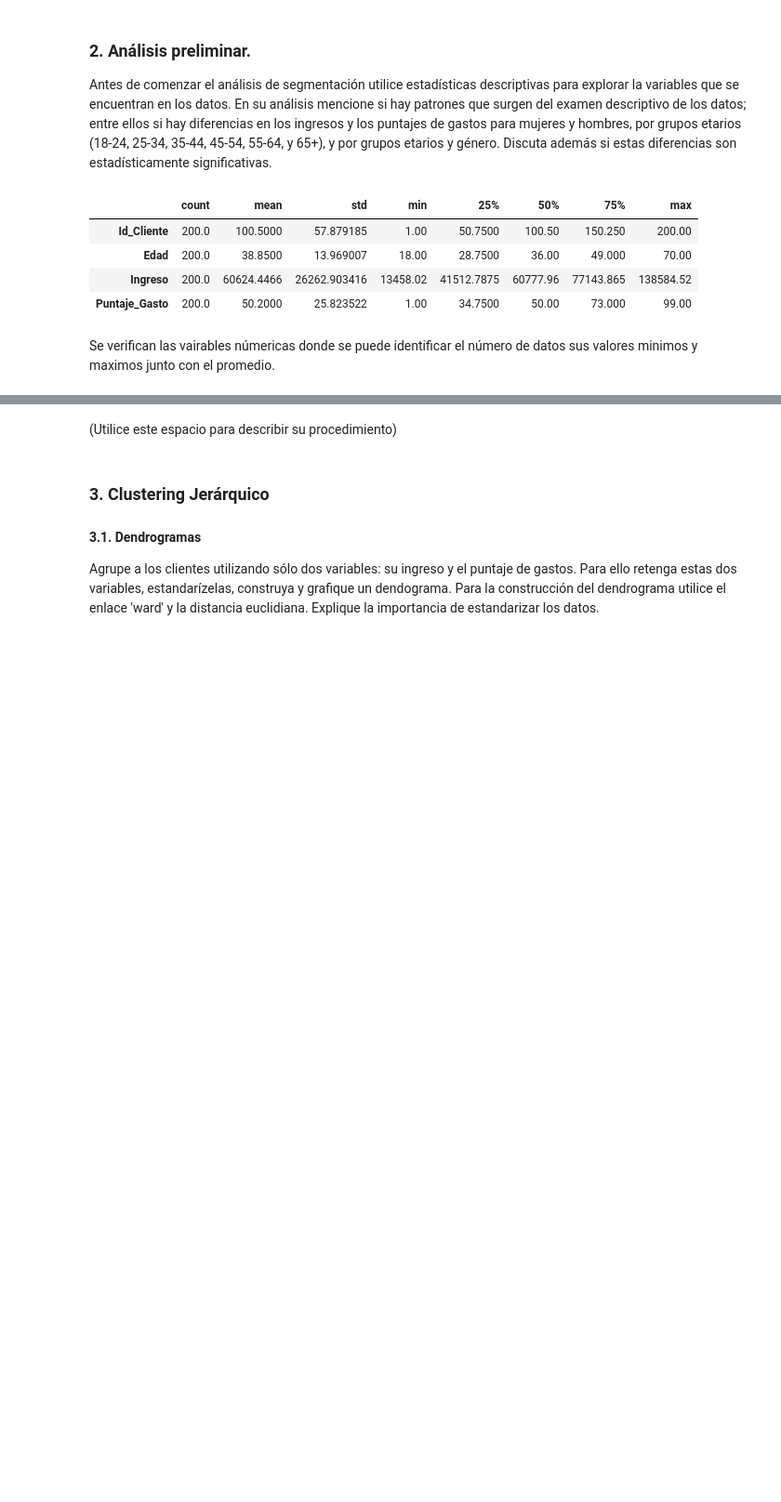
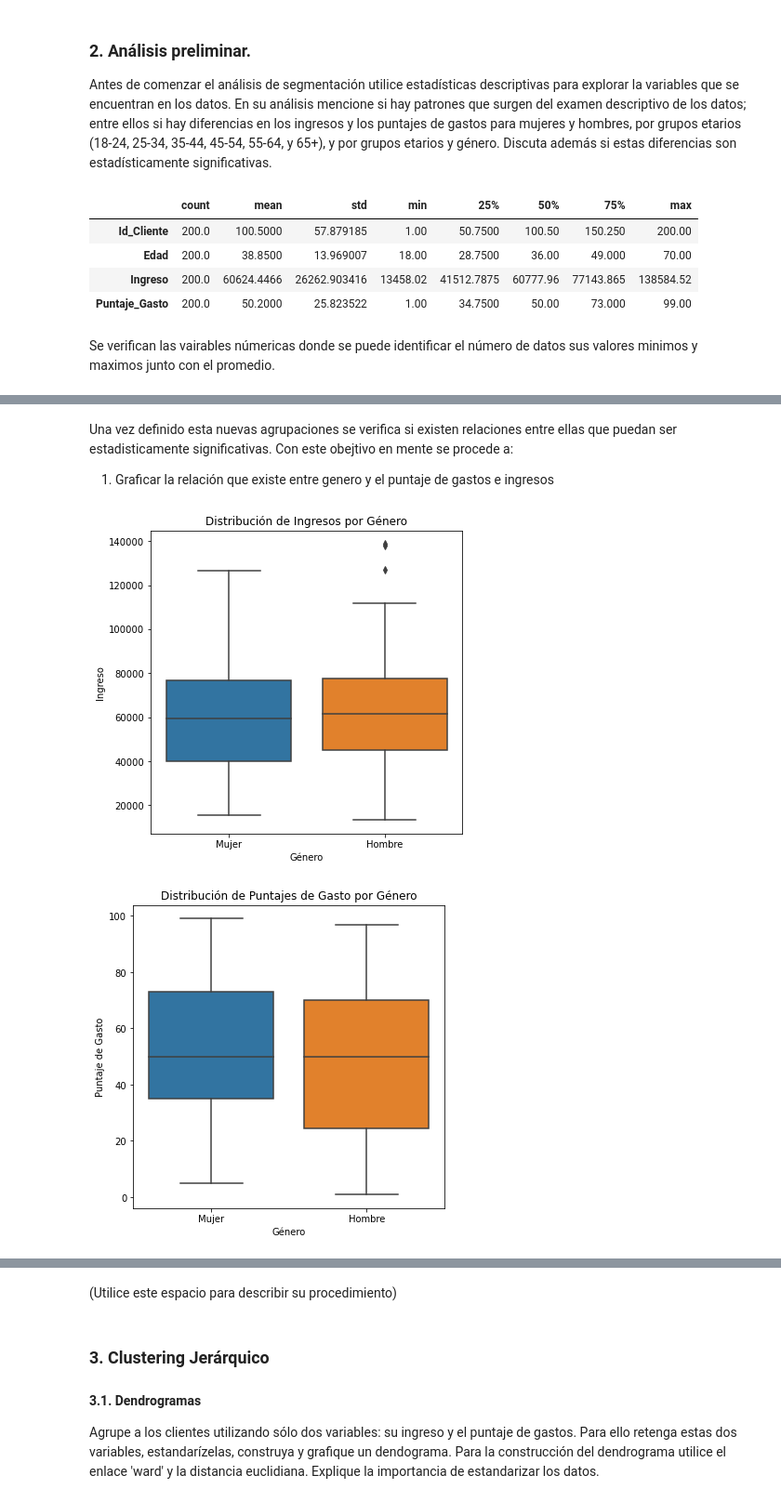
Before and after one commit to jddiaze/AprendizajeNoSupervisado, a Jupyter notebook: Semana4/S4_LC_Taller_Jerarquico_DBSCAN.ipynb, the cells around one changed output, grey strips where cells are left out. Shown at 93% size. Cells and saved outputs as stored; diff of their text form; code cells hidden in the pictures; blank space fills up the shorter version.

```diff
--- a/Semana4/S4_LC_Taller_Jerarquico_DBSCAN.ipynb
+++ b/Semana4/S4_LC_Taller_Jerarquico_DBSCAN.ipynb
@@ -63,0 +88,11 @@ Se verifican las vairables númericas donde se puede identificar el número de d
+# %%
+# Se definen los límites inferiores de cada grupo etario
+bins = [18, 25, 35, 45, 55, 65, float('inf')]
+
+# Se definen las etiquetas para cada grupo
+labels = ['18-24', '25-34', '35-44', '45-54', '55-64', '65+']
+
+# Utiliza la función cut para crear una nueva columna 'Grupo_Etario'
+df['Grupo_Etario'] = pd.cut(df['Edad'], bins=bins, labels=labels, right=False)
+
+df.head()
@@ -63,0 +106,23 @@ Se verifican las vairables númericas donde se puede identificar el número de d
+# %% [markdown]
+Una vez definido esta nuevas agrupaciones se verifica si existen relaciones entre ellas que puedan ser estadisticamente significativas. Con este obejtivo en mente se procede a:
+
+1. Graficar la relación que existe entre genero y el puntaje de gastos e ingresos
+# %%
+# Gráfico de caja para ingresos por género
+plt.figure(figsize=(6, 6))
+sns.boxplot(data=df, x='Genero', y='Ingreso')
+plt.title('Distribución de Ingresos por Género')
+plt.xlabel('Género')
+plt.ylabel('Ingreso')
+plt.show()
+
+# Gráfico de caja para puntajes de gasto por género
+plt.figure(figsize=(6, 6))
+sns.boxplot(data=df, x='Genero', y='Puntaje_Gasto')
+plt.title('Distribución de Puntajes de Gasto por Género')
+plt.xlabel('Género')
+plt.ylabel('Puntaje de Gasto')
+plt.show()
+# %% [output]
+[figure, added]
+[figure, added]
```
Also changed, not shown: parts of 14 cells of this notebook.
